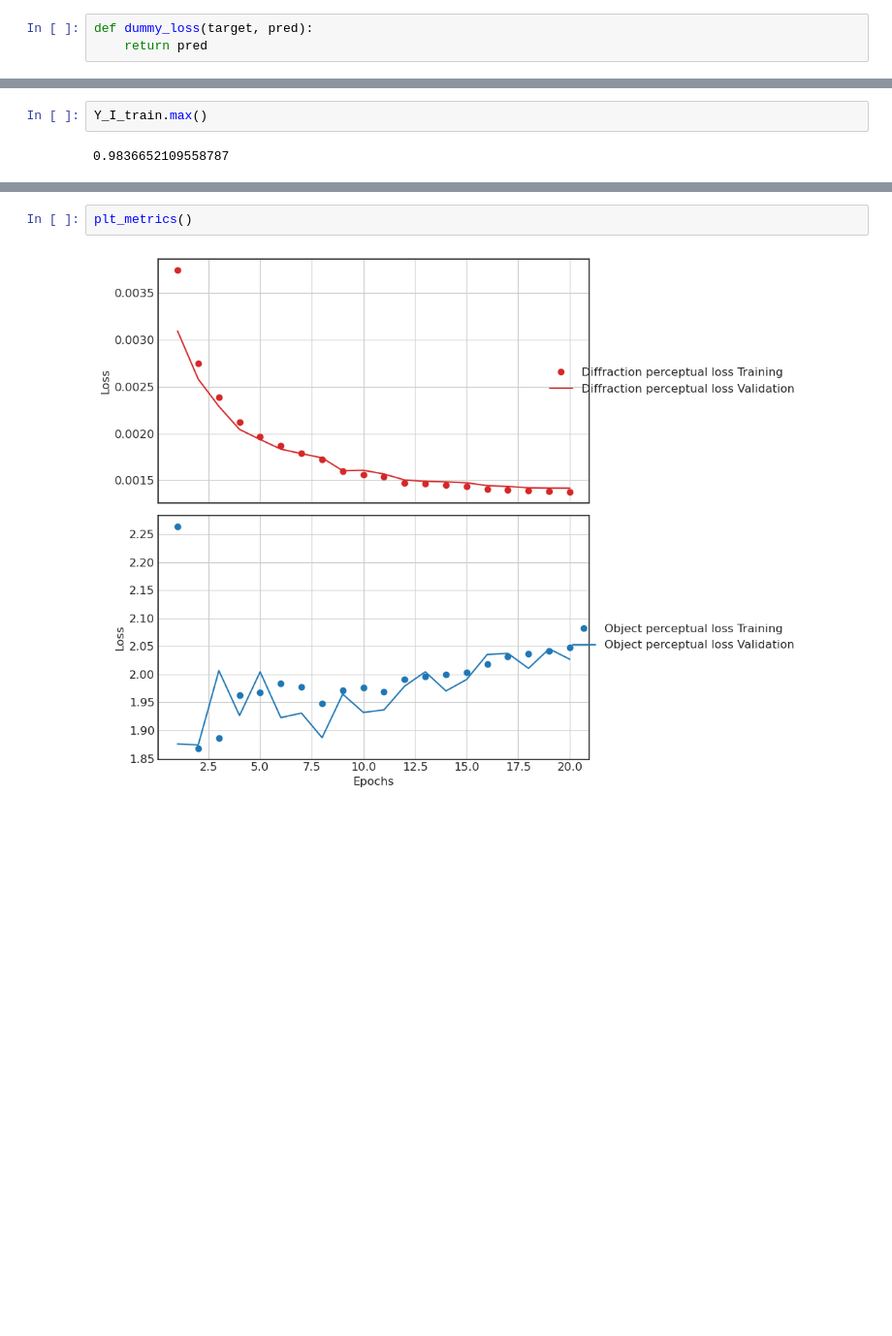
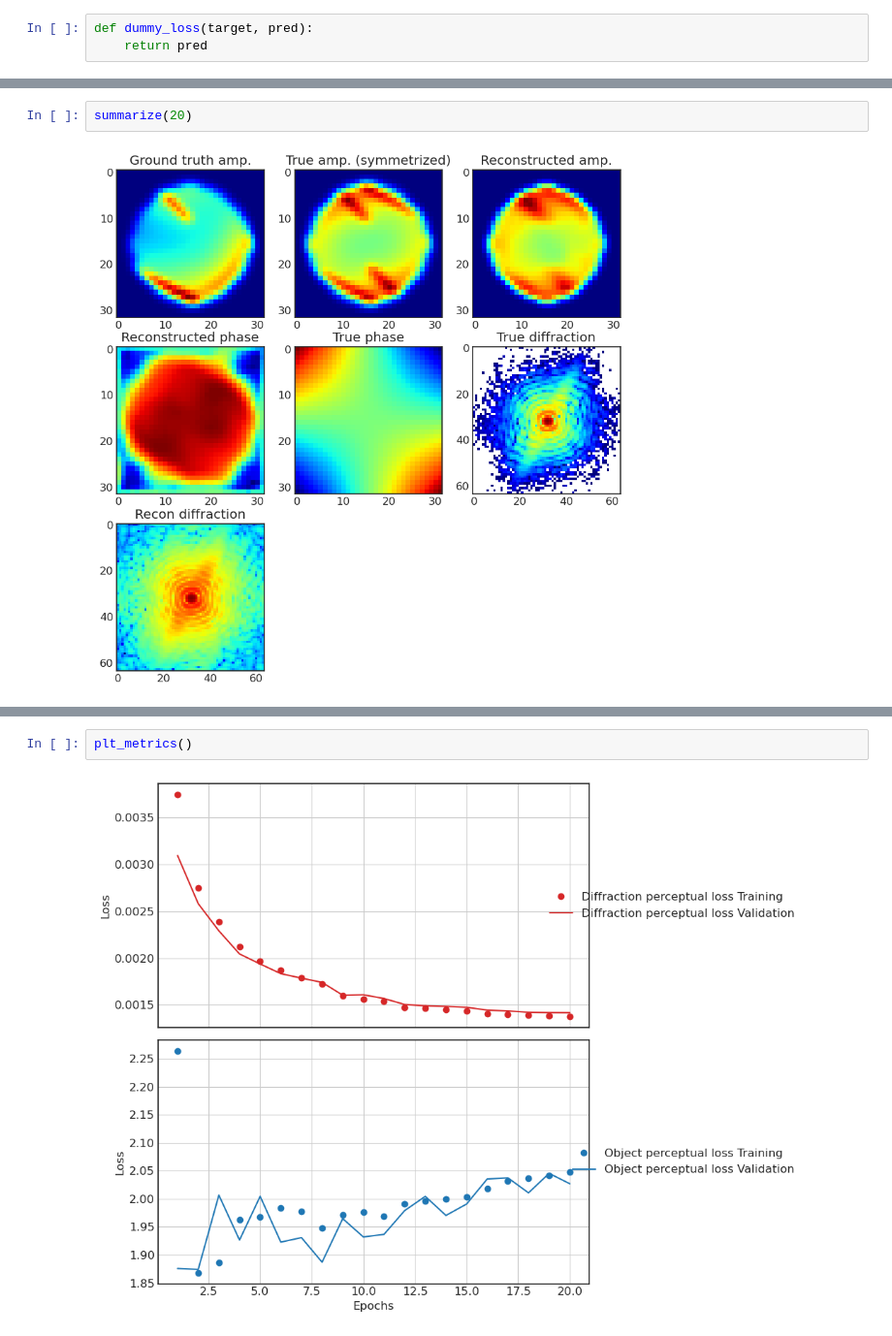
Before and after one commit to hoidn/PtychoPINN, a Jupyter notebook: tf_ptycho_autoencoder.ipynb, the cells around one changed output, grey strips where cells are left out. Shown at 97% size. Drawn from its saved outputs; the diff is of its cells as text; blank space fills up the shorter version.

```diff
--- a/tf_ptycho_autoencoder.ipynb
+++ b/tf_ptycho_autoencoder.ipynb
@@ -730,4 +871,4 @@ Epoch 20: val_loss improved from 0.00184 to 0.00184, saving model to wts4.1/weig
-# %%
-Y_I_train.max()
-# %% [output]
-0.9836652109558787
+# %%
+summarize(20)
+# %% [output]
+[figure, added]
```
Also changed, not shown: parts of 35 cells of this notebook, 19 other files.
